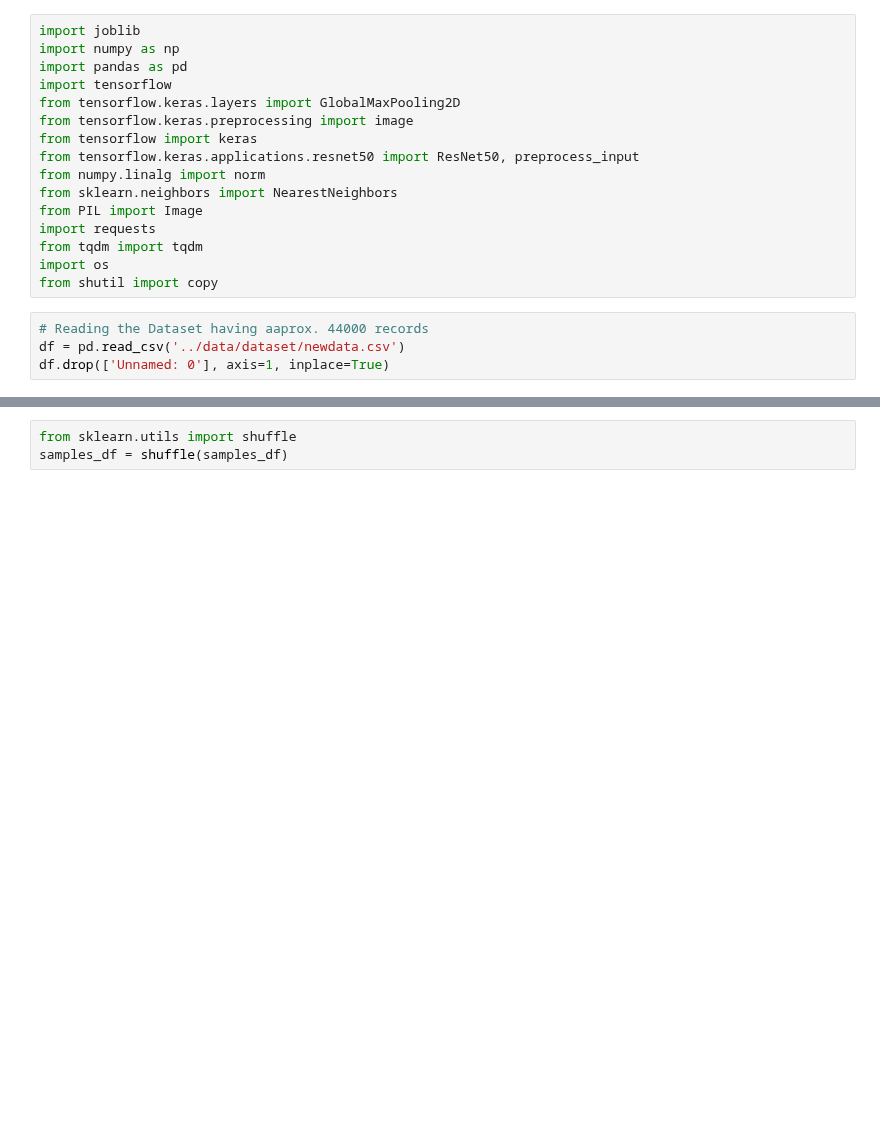
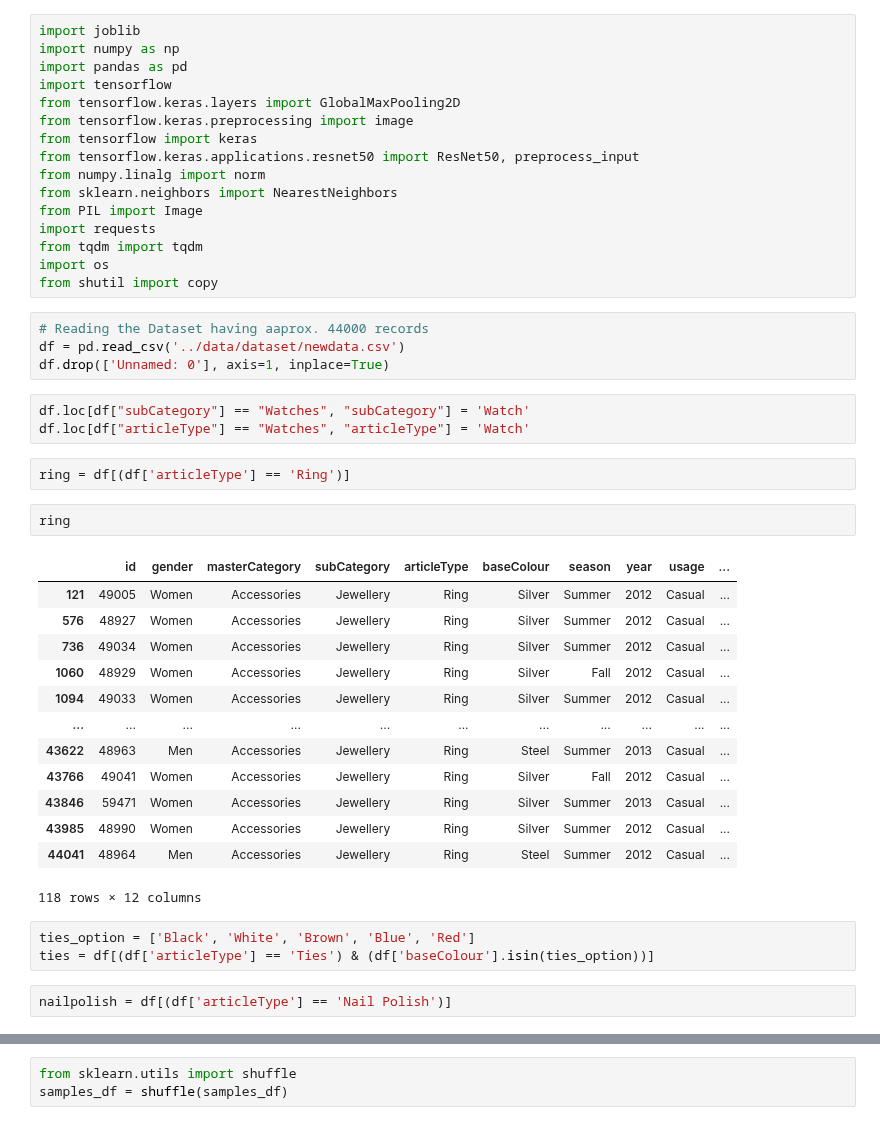
Before and after one commit to p-sachin/product_recommender, a Jupyter notebook: notebooks/final_notebook.ipynb, the cells around one changed output, grey strips where cells are left out. Saved outputs shown, nothing was run; the diff lists cells and outputs as text; blank space fills up the shorter version.

```diff
--- a/notebooks/final_notebook.ipynb
+++ b/notebooks/final_notebook.ipynb
@@ -18,3 +18,29 @@ from shutil import copy
 # Reading the Dataset having aaprox. 44000 records
 df = pd.read_csv('../data/dataset/newdata.csv')
 df.drop(['Unnamed: 0'], axis=1, inplace=True)
+# %%
+df.loc[df["subCategory"] == "Watches", "subCategory"] = 'Watch'
+df.loc[df["articleType"] == "Watches", "articleType"] = 'Watch'
+# %%
+ring = df[(df['articleType'] == 'Ring')]
+# %%
+ring
+# %% [output]
+|  | id | gender | masterCategory | subCategory | articleType | baseColour | season | year | usage | ... |
+| 121 | 49005 | Women | Accessories | Jewellery | Ring | Silver | Summer | 2012 | Casual | ... |
+| 576 | 48927 | Women | Accessories | Jewellery | Ring | Silver | Summer | 2012 | Casual | ... |
+| 736 | 49034 | Women | Accessories | Jewellery | Ring | Silver | Summer | 2012 | Casual | ... |
+| 1060 | 48929 | Women | Accessories | Jewellery | Ring | Silver | Fall | 2012 | Casual | ... |
+| 1094 | 49033 | Women | Accessories | Jewellery | Ring | Silver | Summer | 2012 | Casual | ... |
+| ... | ... | ... | ... | ... | ... | ... | ... | ... | ... | ... |
+| 43622 | 48963 | Men | Accessories | Jewellery | Ring | Steel | Summer | 2013 | Casual | ... |
+| 43766 | 49041 | Women | Accessories | Jewellery | Ring | Silver | Fall | 2012 | Casual | ... |
+| 43846 | 59471 | Women | Accessories | Jewellery | Ring | Silver | Summer | 2013 | Casual | ... |
+| 43985 | 48990 | Women | Accessories | Jewellery | Ring | Silver | Summer | 2012 | Casual | ... |
+| 44041 | 48964 | Men | Accessories | Jewellery | Ring | Steel | Summer | 2012 | Casual | ... |
+118 rows × 12 columns
+# %%
+ties_option = ['Black', 'White', 'Brown', 'Blue', 'Red']
+ties = df[(df['articleType'] == 'Ties') & (df['baseColour'].isin(ties_option))]
+# %%
+nailpolish = df[(df['articleType'] == 'Nail Polish')]
```
Also changed, not shown: parts of 38 cells of this notebook, 28 other files.
